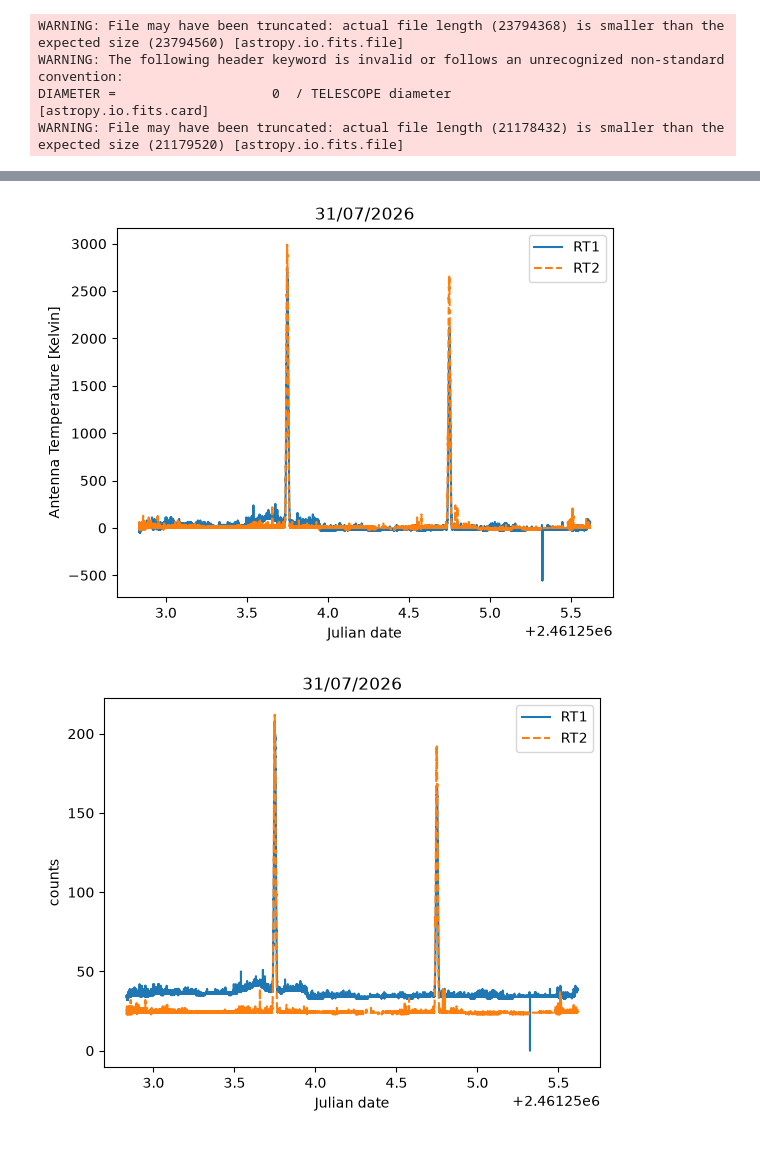
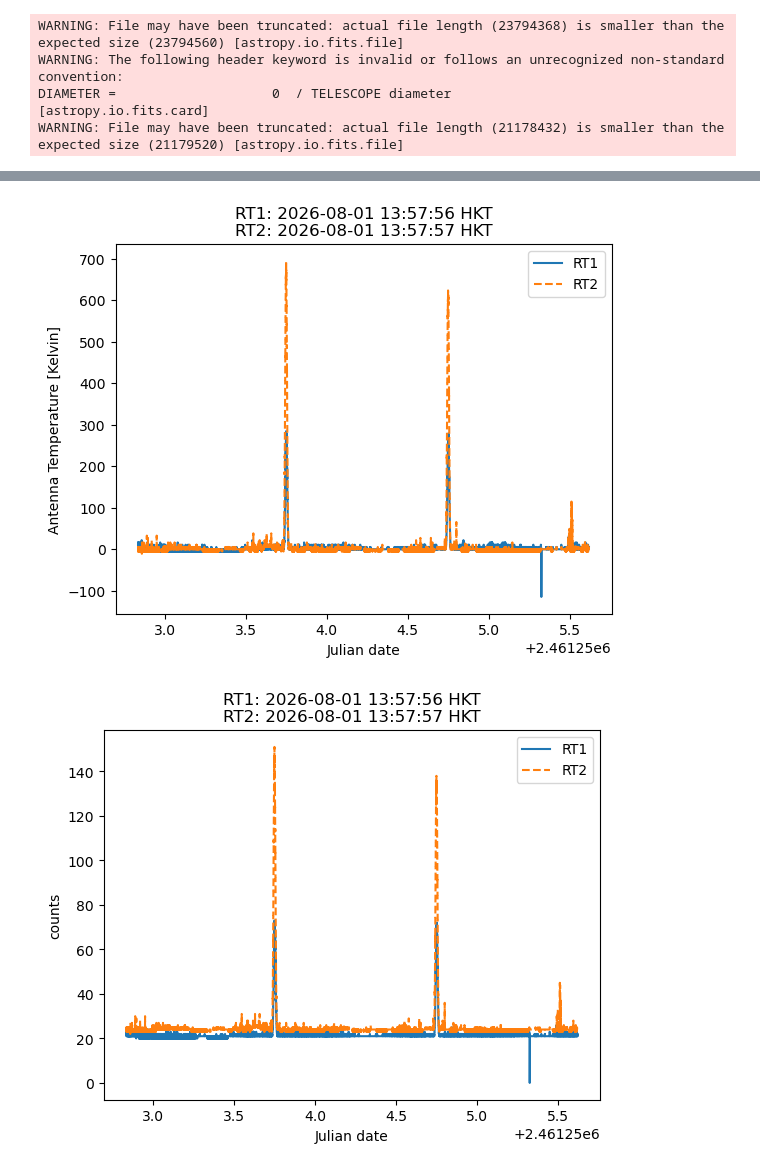
Before and after one commit to GiorgioManzoni/RADIO14GHZ, a Jupyter notebook: 005_weekend_pioggia_sundrift.ipynb, the cells around one changed output, grey strips where cells are left out. Drawn from its saved outputs; the diff is of its cells as text; code cells hidden in the pictures.

```diff
--- a/005_weekend_pioggia_sundrift.ipynb
+++ b/005_weekend_pioggia_sundrift.ipynb
@@ -3,19 +12,46 @@ from radio_utilities import *
 # %%
-with fits.open('./20260731/20260731_RT1.fits') as hdul:
+with fits.open('../data/20260731/20260731_RT1.fits') as hdul:
     astro_table = Table(hdul[1].data)
     RT1 = astro_table.to_pandas()
 
 x_RT1 = RT1['JD']
-y_RT1 = RT1['RIGHT_POL'].values
+y_RT1 = RT1['LEFT_POL'].values
 
-with fits.open('./20260731/20260731_RT2.fits') as hdul:
+with fits.open('../data/20260731/20260731_RT2.fits') as hdul:
     astro_table = Table(hdul[1].data)
     RT2 = astro_table.to_pandas()
 
 x_RT2 = RT2['JD']
-y_RT2 = RT2['RIGHT_POL'].values
+y_RT2 = RT2['LEFT_POL'].values
 # %% [output]
 WARNING: File may have been truncated: actual file length (23794368) is smaller than the expected size (23794560) [astropy.io.fits.file]
 WARNING: The following header keyword is invalid or follows an unrecognized non-standard convention:
 DIAMETER =                    0  / TELESCOPE diameter                            [astropy.io.fits.card]
 WARNING: File may have been truncated: actual file length (21178432) is smaller than the expected size (21179520) [astropy.io.fits.file]
+# %%
+def print_time_peak(time,flux,timezone="HKT"):
+    '''Give the time in Julian date and the flux in any units and
+    you will get back the exact time of the peak.
+    You can choose the format to be timezone="UTC","HKT", "JD" '''
+    # Find Julian Date of the peak
+    jd_value = time[np.argmax(flux)]
+    # Parse the Julian Date into an Astropy Time object (in UTC)
+    t_utc = Time(jd_value, format="jd", scale="utc")
+    # Convert to a Python datetime object with Hong Kong Time zone
+    t_hk = t_utc.to_datetime(timezone=ZoneInfo("Asia/Hong_Kong"))
+    if timezone=="UTC":
+        print("UTC Time:      ", t_utc.iso)
+        return t_utc.iso
+    elif timezone=="HKT":
+        print("Hong Kong Time:", t_hk.strftime("%Y-%m-%d %H:%M:%S %Z"))
+        return t_hk.strftime("%Y-%m-%d %H:%M:%S %Z")
+    elif timezone=="JD":
+        print("Julian Time:   ",jd_value)
+        return jd_value
+    else:
+        print("Choose a timezone between UTC, HKT or JD.")
+        return np.nan
+# %%
+time_peak_rt1 = print_time_peak(x_RT1,y_RT1,timezone="HKT")
+time_peak_rt2 = print_time_peak(x_RT2,y_RT2,timezone="HKT")
+print("")
@@ -22,5 +61,5 @@ WARNING: File may have been truncated: actual file length (21178432) is smaller
 # %%
-K_adu_to_kelvin = 15.9042
+K_adu_to_kelvin = 5.46793637591984
 
 plt.plot(x_RT1,K_adu_to_kelvin*(y_RT1-np.median(y_RT1)),label='RT1')
 plt.plot(x_RT2,K_adu_to_kelvin*(y_RT2-np.median(y_RT2)),label='RT2',ls='--')
@@ -28,22 +67,23 @@ plt.plot(x_RT2,K_adu_to_kelvin*(y_RT2-np.median(y_RT2)),label='RT2',ls='--')
 #plt.ylim(200,400)
 plt.xlabel('Julian date')
 plt.ylabel('Antenna Temperature [Kelvin]')
-plt.title('31/07/2026')
+plt.title("RT1: "+time_peak_rt1+"\n"+"RT2: "+time_peak_rt2)
 #plt.savefig('./20260731/calibrated_fitsun2807.png')
 plt.legend()
 plt.show()
 # %% [output]
-[figure, old version]
+[figure, new version]
 # %%
 plt.plot(x_RT1,y_RT1,label='RT1')
 plt.plot(x_RT2,y_RT2,label='RT2',ls='--')
 #plt.xlim(0,200)
 #plt.ylim(200,400)
 plt.xlabel('Julian date')
 plt.ylabel('counts')
-plt.title('31/07/2026')
+#plt.title('31/07/2026')
+plt.title("RT1: "+time_peak_rt1+"\n"+"RT2: "+time_peak_rt2)
 plt.legend()
 #plt.savefig('./20260731/uncalibrated.png')
 plt.show()
 # %% [output]
-[figure, old version]
+[figure, new version]
```
Also changed, not shown: parts of 14 cells of this notebook, 16 other files.
